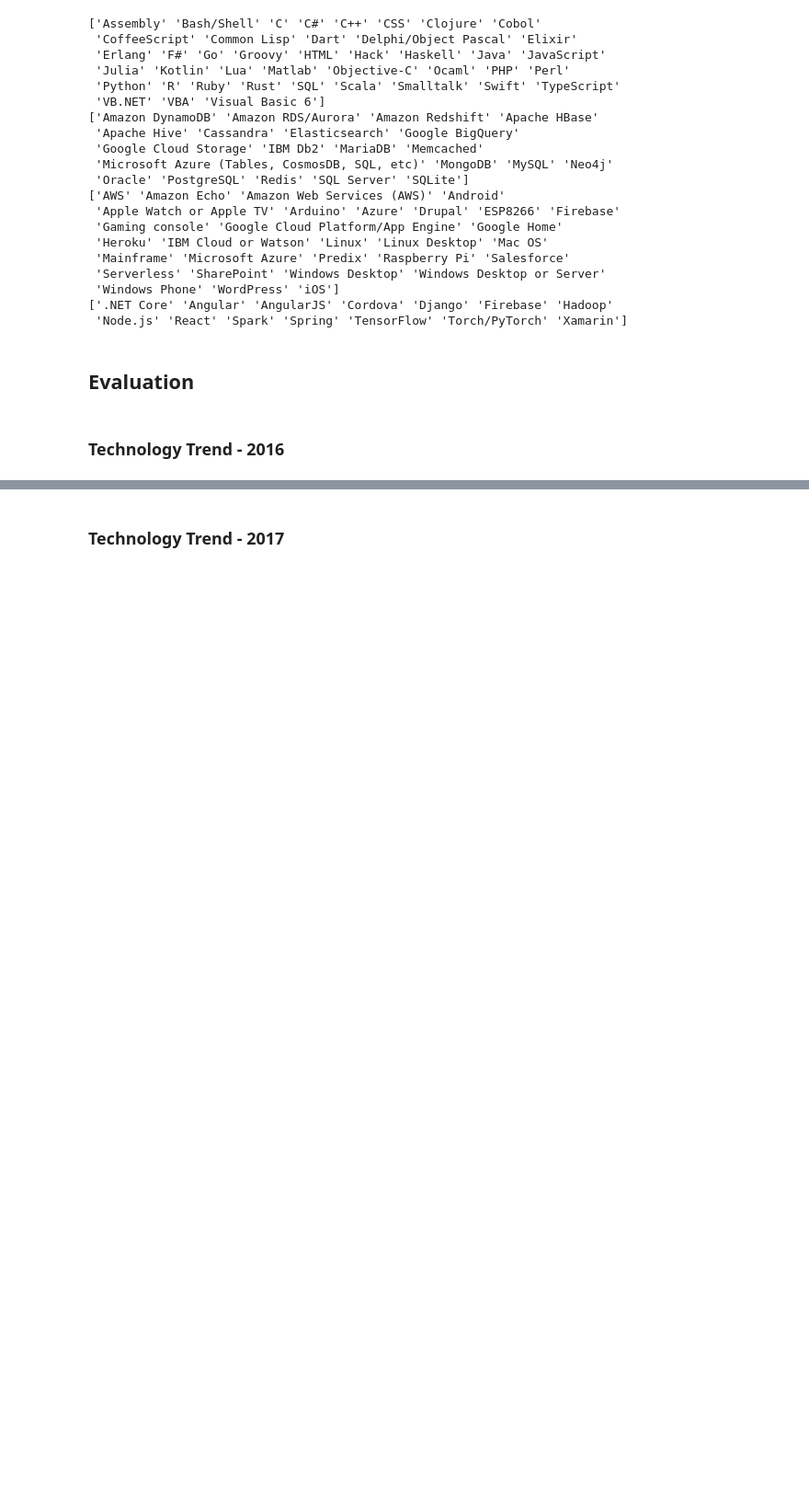
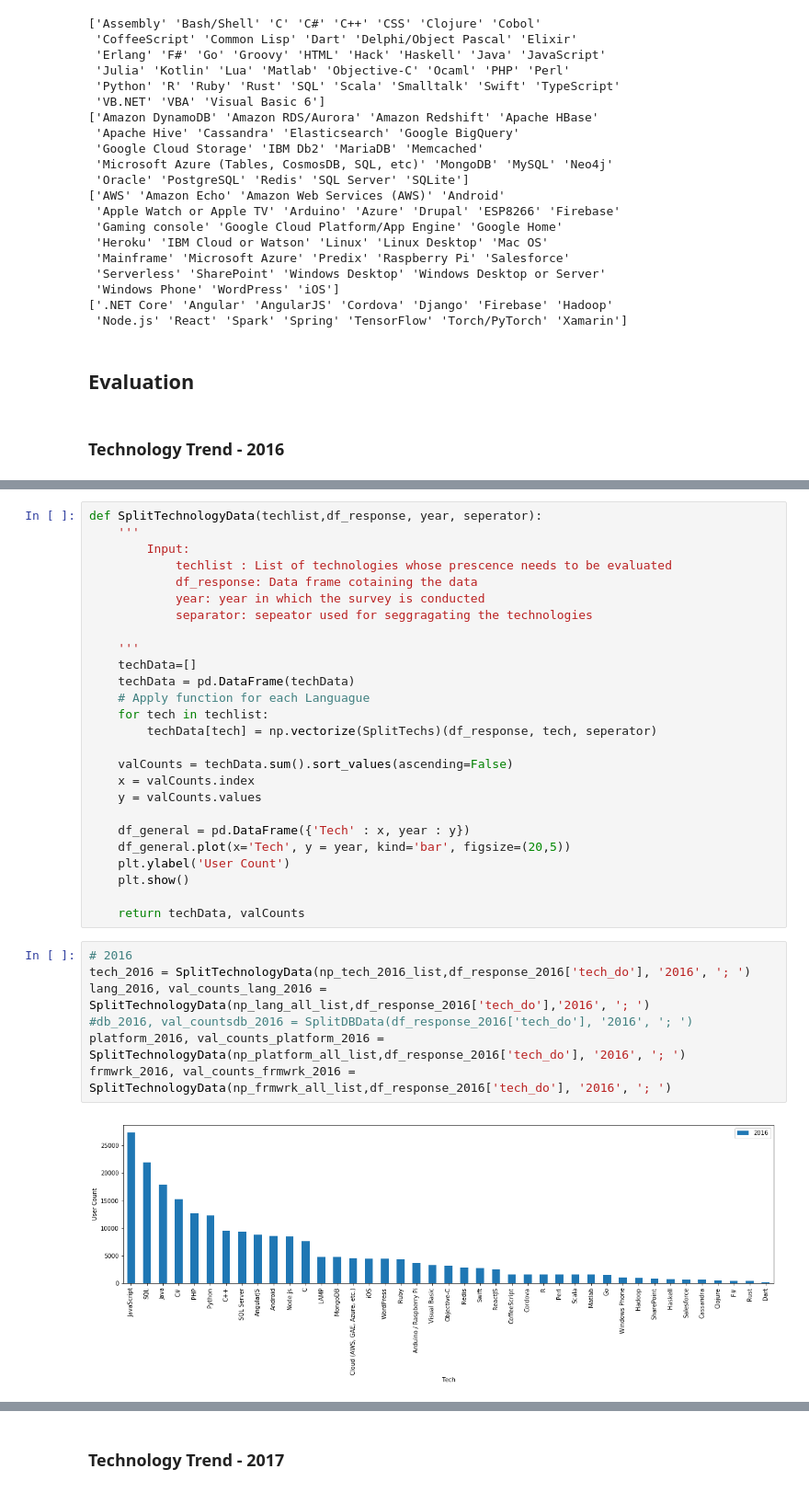
Before and after one commit to arun-vijayakumar/StackOverflow-SurveyResults-Analysis, a Jupyter notebook: StackOverflow_SurveyResults_Analysis.ipynb, the cells around one changed output, grey strips where cells are left out. Shown: that part at 92% size. Drawn from its saved outputs; the diff is of its cells as text; blank space fills up the shorter version.

```diff
--- a/StackOverflow_SurveyResults_Analysis.ipynb
+++ b/StackOverflow_SurveyResults_Analysis.ipynb
@@ -588,0 +507,35 @@ plt.show()
+# %%
+def SplitTechnologyData(techlist,df_response, year, seperator):
+    '''
+        Input:
+            techlist : List of technologies whose prescence needs to be evaluated
+            df_response: Data frame cotaining the data
+            year: year in which the survey is conducted
+            separator: sepeator used for seggragating the technologies
+
+    '''
+    techData=[]
+    techData = pd.DataFrame(techData)
+    # Apply function for each Languague
+    for tech in techlist:
+        techData[tech] = np.vectorize(SplitTechs)(df_response, tech, seperator)
+
+    valCounts = techData.sum().sort_values(ascending=False)
+    x = valCounts.index
+    y = valCounts.values
+
+    df_general = pd.DataFrame({'Tech' : x, year : y})
+    df_general.plot(x='Tech', y = year, kind='bar', figsize=(20,5))
+    plt.ylabel('User Count')
+    plt.show()
+
+    return techData, valCounts
+# %%
+# 2016
+tech_2016 = SplitTechnologyData(np_tech_2016_list,df_response_2016['tech_do'], '2016', '; ')
+lang_2016, val_counts_lang_2016 = SplitTechnologyData(np_lang_all_list,df_response_2016['tech_do'],'2016', '; ')
+#db_2016, val_countsdb_2016 = SplitDBData(df_response_2016['tech_do'], '2016', '; ')
+platform_2016, val_counts_platform_2016 = SplitTechnologyData(np_platform_all_list,df_response_2016['tech_do'], '2016', '; ')
+frmwrk_2016, val_counts_frmwrk_2016 = SplitTechnologyData(np_frmwrk_all_list,df_response_2016['tech_do'], '2016', '; ')
+# %% [output]
+[figure, added]
```
Also changed, not shown: parts of 9 cells of this notebook.
